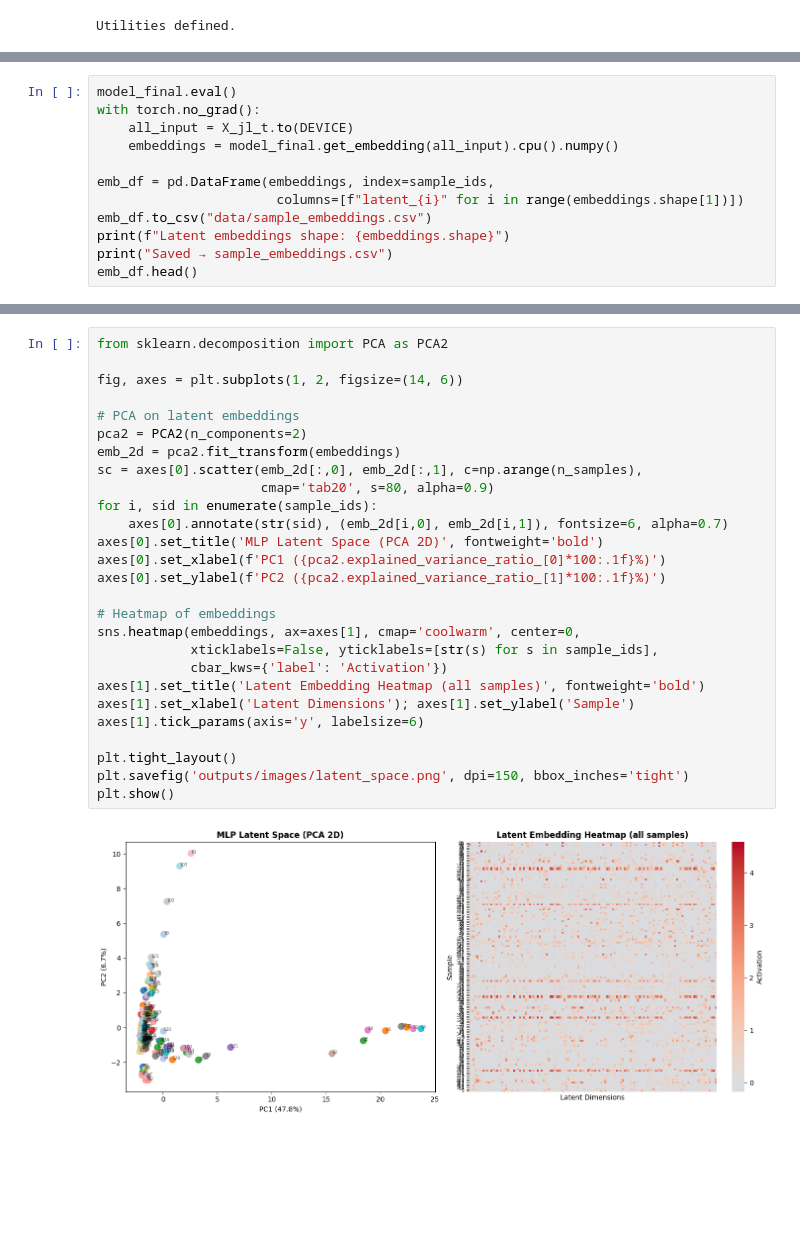
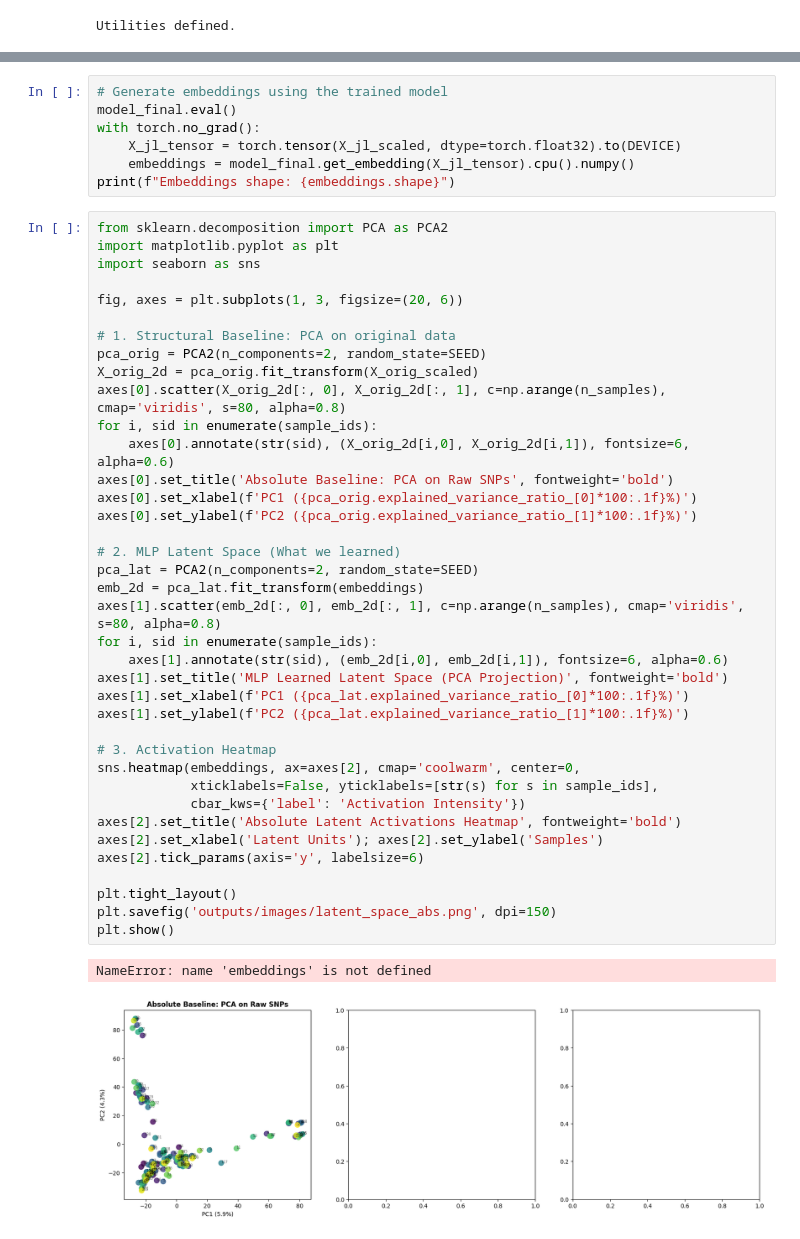
Before and after one commit to chrisjason0505/Genomic-HPC-Pipeline-using-JL-Projections, a Jupyter notebook: JL_MLP_SNP_Pipeline.ipynb, the cells around one changed output, grey strips where cells are left out. Drawn from its saved outputs; the diff is of its cells as text; blank space fills up the shorter version.

```diff
--- a/JL_MLP_SNP_Pipeline.ipynb
+++ b/JL_MLP_SNP_Pipeline.ipynb
@@ -991,12 +1236,0 @@ MLP+JL improves over JL by 98.81%
-# %%
-model_final.eval()
-with torch.no_grad():
-    all_input = X_jl_t.to(DEVICE)
-    embeddings = model_final.get_embedding(all_input).cpu().numpy()
-
-emb_df = pd.DataFrame(embeddings, index=sample_ids,
-                       columns=[f"latent_{i}" for i in range(embeddings.shape[1])])
-emb_df.to_csv("data/sample_embeddings.csv")
-print(f"Latent embeddings shape: {embeddings.shape}")
-print("Saved → sample_embeddings.csv")
-emb_df.head()
@@ -1015,30 +1239,49 @@ Saved → sample_embeddings.csv
+# %%
+# Generate embeddings using the trained model
+model_final.eval()
+with torch.no_grad():
+    X_jl_tensor = torch.tensor(X_jl_scaled, dtype=torch.float32).to(DEVICE)
+    embeddings = model_final.get_embedding(X_jl_tensor).cpu().numpy()
+print(f"Embeddings shape: {embeddings.shape}")
 # %%
 from sklearn.decomposition import PCA as PCA2
+import matplotlib.pyplot as plt
+import seaborn as sns
 
-fig, axes = plt.subplots(1, 2, figsize=(14, 6))
+fig, axes = plt.subplots(1, 3, figsize=(20, 6))
 
-# PCA on latent embeddings
-pca2 = PCA2(n_components=2)
-emb_2d = pca2.fit_transform(embeddings)
-sc = axes[0].scatter(emb_2d[:,0], emb_2d[:,1], c=np.arange(n_samples),
-                     cmap='tab20', s=80, alpha=0.9)
+# 1. Structural Baseline: PCA on original data
+pca_orig = PCA2(n_components=2, random_state=SEED)
+X_orig_2d = pca_orig.fit_transform(X_orig_scaled)
+axes[0].scatter(X_orig_2d[:, 0], X_orig_2d[:, 1], c=np.arange(n_samples), cmap='viridis', s=80, alpha=0.8)
 for i, sid in enumerate(sample_ids):
-    axes[0].annotate(str(sid), (emb_2d[i,0], emb_2d[i,1]), fontsize=6, alpha=0.7)
-axes[0].set_title('MLP Latent Space (PCA 2D)', fontweight='bold')
-axes[0].set_xlabel(f'PC1 ({pca2.explained_variance_ratio_[0]*100:.1f}%)')
-axes[0].set_ylabel(f'PC2 ({pca2.explained_variance_ratio_[1]*100:.1f}%)')
+    axes[0].annotate(str(sid), (X_orig_2d[i,0], X_orig_2d[i,1]), fontsize=6, alpha=0.6)
+axes[0].set_title('Absolute Baseline: PCA on Raw SNPs', fontweight='bold')
+axes[0].set_xlabel(f'PC1 ({pca_orig.explained_variance_ratio_[0]*100:.1f}%)')
+axes[0].set_ylabel(f'PC2 ({pca_orig.explained_variance_ratio_[1]*100:.1f}%)')
 
-# Heatmap of embeddings
-sns.heatmap(embeddings, ax=axes[1], cmap='coolwarm', center=0,
+# 2. MLP Latent Space (What we learned)
+pca_lat = PCA2(n_components=2, random_state=SEED)
+emb_2d = pca_lat.fit_transform(embeddings)
+axes[1].scatter(emb_2d[:, 0], emb_2d[:, 1], c=np.arange(n_samples), cmap='viridis', s=80, alpha=0.8)
+for i, sid in enumerate(sample_ids):
+    axes[1].annotate(str(sid), (emb_2d[i,0], emb_2d[i,1]), fontsize=6, alpha=0.6)
+axes[1].set_title('MLP Learned Latent Space (PCA Projection)', fontweight='bold')
+axes[1].set_xlabel(f'PC1 ({pca_lat.explained_variance_ratio_[0]*100:.1f}%)')
+axes[1].set_ylabel(f'PC2 ({pca_lat.explained_variance_ratio_[1]*100:.1f}%)')
+
+# 3. Activation Heatmap
+sns.heatmap(embeddings, ax=axes[2], cmap='coolwarm', center=0,
             xticklabels=False, yticklabels=[str(s) for s in sample_ids],
-            cbar_kws={'label': 'Activation'})
-axes[1].set_title('Latent Embedding Heatmap (all samples)', fontweight='bold')
-axes[1].set_xlabel('Latent Dimensions'); axes[1].set_ylabel('Sample')
-axes[1].tick_params(axis='y', labelsize=6)
+            cbar_kws={'label': 'Activation Intensity'})
+axes[2].set_title('Absolute Latent Activations Heatmap', fontweight='bold')
+axes[2].set_xlabel('Latent Units'); axes[2].set_ylabel('Samples')
+axes[2].tick_params(axis='y', labelsize=6)
 
 plt.tight_layout()
-plt.savefig('outputs/images/latent_space.png', dpi=150, bbox_inches='tight')
+plt.savefig('outputs/images/latent_space_abs.png', dpi=150)
 plt.show()
 # %% [output]
+NameError: name 'embeddings' is not defined
-[figure, old version]
+[figure, new version]
 # %% [markdown]
```
Also changed, not shown: parts of 36 cells of this notebook.
